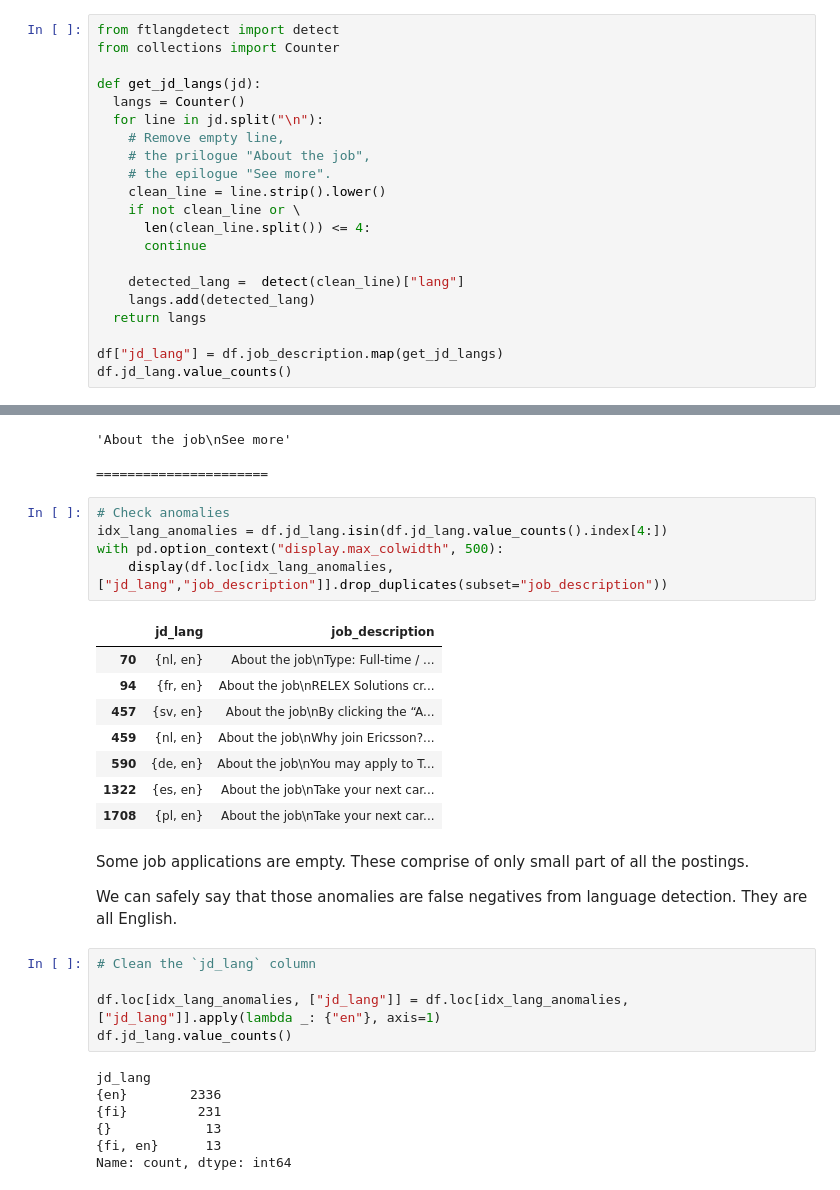
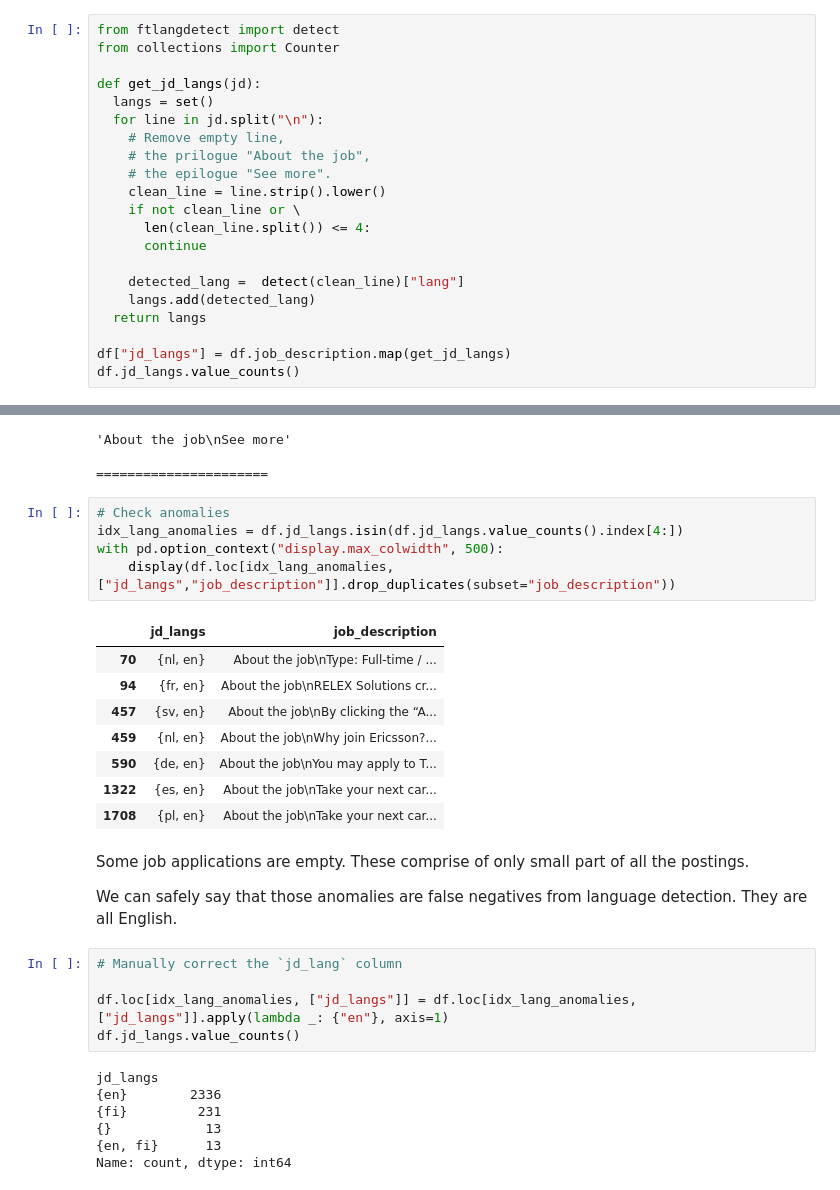
Before and after one commit to karoteeni110/ds-employment-landscape, a Jupyter notebook: notebooks/02-EDA.ipynb, the cells around one changed output, grey strips where cells are left out. Cells and saved outputs as stored; diff of their text form.

```diff
--- a/notebooks/02-EDA.ipynb
+++ b/notebooks/02-EDA.ipynb
@@ -408,7 +408,7 @@ from ftlangdetect import detect
 from collections import Counter
 
 def get_jd_langs(jd):
-  langs = Counter()
+  langs = set()
   for line in jd.split("\n"):
     # Remove empty line,
     # the prilogue "About the job",
@@ -422,6 +422,6 @@ def get_jd_langs(jd):
     langs.add(detected_lang)
   return langs
 
-df["jd_lang"] = df.job_description.map(get_jd_langs)
-df.jd_lang.value_counts()
+df["jd_langs"] = df.job_description.map(get_jd_langs)
+df.jd_langs.value_counts()
 # %% [output]
@@ -517,11 +513,11 @@ check_anomaly_langs(set())
 ======================
 # %%
 # Check anomalies
-idx_lang_anomalies = df.jd_lang.isin(df.jd_lang.value_counts().index[4:])
+idx_lang_anomalies = df.jd_langs.isin(df.jd_langs.value_counts().index[4:])
 with pd.option_context("display.max_colwidth", 500):
-    display(df.loc[idx_lang_anomalies, ["jd_lang","job_description"]].drop_duplicates(subset="job_description"))
+    display(df.loc[idx_lang_anomalies, ["jd_langs","job_description"]].drop_duplicates(subset="job_description"))
 # %% [output]
-|  | jd_lang | job_description |
+|  | jd_langs | job_description |
 | 70 | {nl, en} | About the job\nType: Full-time / ... |
 | 94 | {fr, en} | About the job\nRELEX Solutions cr... |
 | 457 | {sv, en} | About the job\nBy clicking the “A... |
@@ -534,14 +530,14 @@ Some job applications are empty. These comprise of only small part of all the po
 
 We can safely say that those anomalies are false negatives from language detection. They are all English.
 # %%
-# Clean the `jd_lang` column
+# Manually correct the `jd_lang` column
 
-df.loc[idx_lang_anomalies, ["jd_lang"]] = df.loc[idx_lang_anomalies, ["jd_lang"]].apply(lambda _: {"en"}, axis=1)
-df.jd_lang.value_counts()
+df.loc[idx_lang_anomalies, ["jd_langs"]] = df.loc[idx_lang_anomalies, ["jd_langs"]].apply(lambda _: {"en"}, axis=1)
+df.jd_langs.value_counts()
 # %% [output]
-jd_lang
+jd_langs
 {en}        2336
 {fi}         231
 {}            13
-{fi, en}      13
+{en, fi}      13
 Name: count, dtype: int64
```
Also changed, not shown: parts of 23 cells of this notebook.
